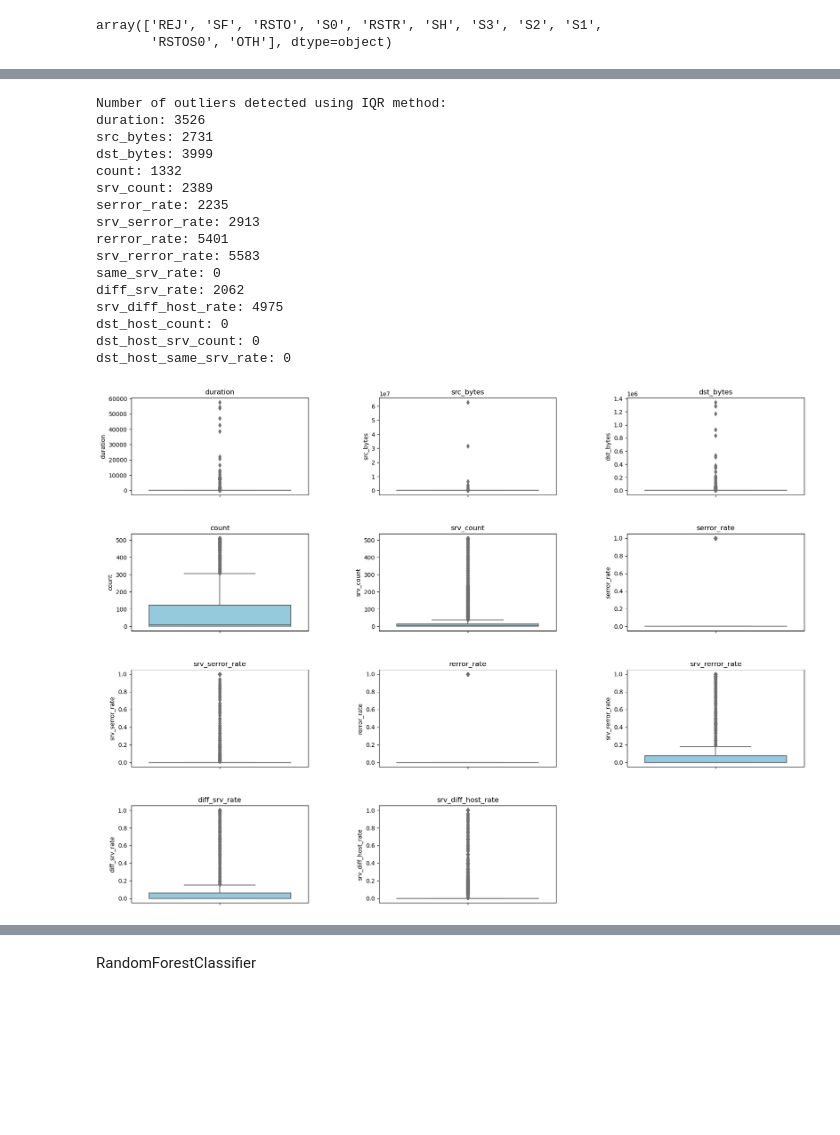
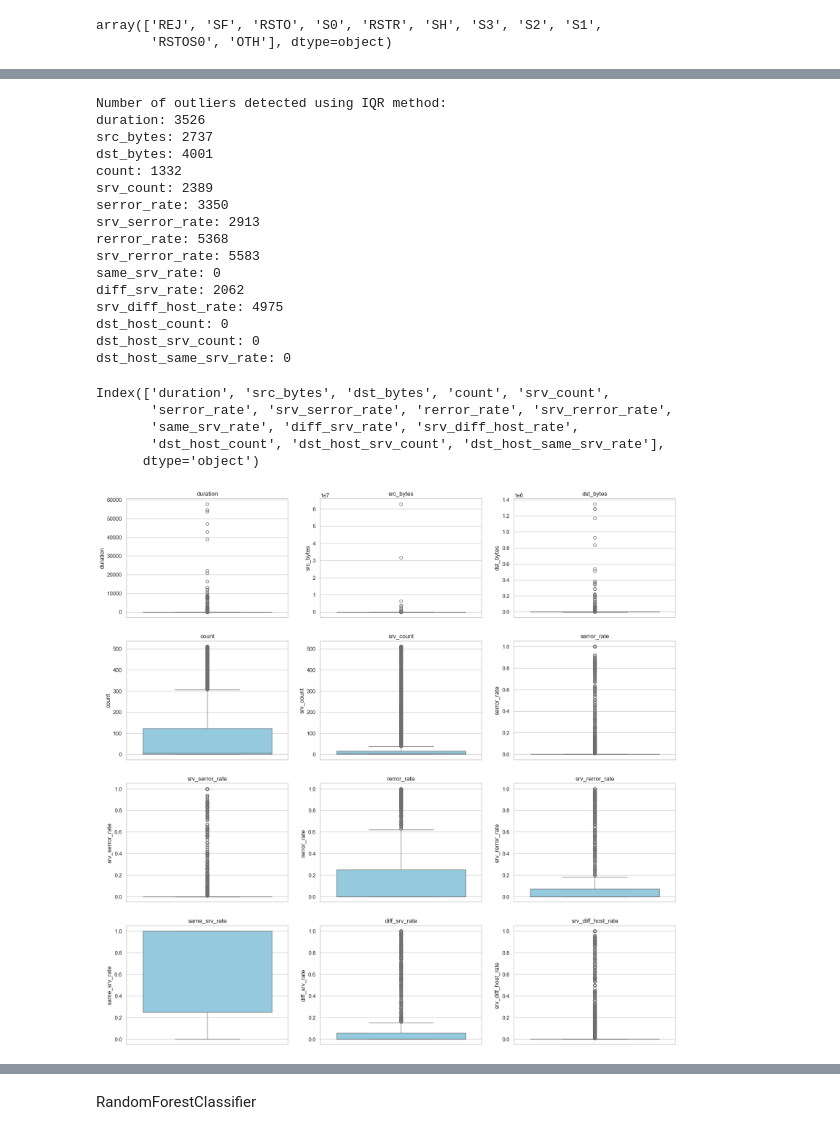
Before and after one commit to AshrafHussain23/DMML_Project, a Jupyter notebook: Network Intrusion.ipynb, the cells around one changed output, grey strips where cells are left out. Cells and saved outputs as stored; diff of their text form; code cells hidden in the pictures; blank space fills up the shorter version.

```diff
--- a/Network Intrusion.ipynb
+++ b/Network Intrusion.ipynb
@@ -96,5 +159,4 @@ df[numerical_columns] = df[numerical_columns].fillna(0)
 # %%
-# Dropping the unnecessary_columns from our dataset
 df = df.drop(['land', 'wrong_fragment', 'urgent', 'hot', 'num_failed_logins','logged_in', 'num_compromised', 'root_shell', 'num_root', 'num_shells', 'num_access_files', 'num_outbound_cmds', 'is_host_login', 'is_guest_login', 'dst_host_diff_srv_rate', 'dst_host_same_src_port_rate', 'dst_host_srv_diff_host_rate', 'dst_host_serror_rate', 'dst_host_srv_serror_rate',  'dst_host_rerror_rate', 'dst_host_srv_rerror_rate'], axis=1)
-df.info()
+df.columns
 # %% [output]
@@ -475,14 +516,9 @@ df.head()
 # %%
-import pandas as pd
+numerical_columns = df.select_dtypes(include=['int64', 'float64'])
 
-# Assuming 'df' is your DataFrame containing numerical columns
-# Replace this with your actual DataFrame
-numerical_cols = ['duration', 'src_bytes', 'dst_bytes', 'count', 'srv_count', 'serror_rate', 'srv_serror_rate', 'rerror_rate', 'srv_rerror_rate', 'same_srv_rate', 'diff_srv_rate', 'srv_diff_host_rate', 'dst_host_count', 'dst_host_srv_count', 'dst_host_same_srv_rate']
-
-# Define a function to detect outliers using the IQR method
-def find_outliers_iqr(df, numerical_cols, threshold=1.5):
+def find_outliers_iqr(df, numerical_columns, threshold=1.5):
     outlier_count = {}
-    for col in numerical_cols:
+    for col in numerical_columns:
         q1 = df[col].quantile(0.25)
         q3 = df[col].quantile(0.75)
         iqr = q3 - q1
@@ -492,23 +528,21 @@ def find_outliers_iqr(df, numerical_cols, threshold=1.5):
         outlier_count[col] = len(outliers_col)
     return outlier_count
 
-# Detect outliers in numerical columns using the IQR method
-outlier_count_iqr = find_outliers_iqr(df, numerical_cols)
+outlier_count_iqr = find_outliers_iqr(df, numerical_columns)
 
-# Display the number of outliers for each column
 print("Number of outliers detected using IQR method:")
 for col, count in outlier_count_iqr.items():
     print(f"{col}: {count}")
 # %% [output]
 Number of outliers detected using IQR method:
 duration: 3526
-src_bytes: 2731
-dst_bytes: 3999
+src_bytes: 2737
+dst_bytes: 4001
 count: 1332
 srv_count: 2389
-serror_rate: 2235
+serror_rate: 3350
 srv_serror_rate: 2913
-rerror_rate: 5401
+rerror_rate: 5368
 srv_rerror_rate: 5583
 same_srv_rate: 0
 diff_srv_rate: 2062
@@ -516,26 +550,26 @@ srv_diff_host_rate: 4975
 dst_host_count: 0
 dst_host_srv_count: 0
 dst_host_same_srv_rate: 0
+# %%
+numerical_columns.columns
+# %% [output]
+Index(['duration', 'src_bytes', 'dst_bytes', 'count', 'srv_count',
+       'serror_rate', 'srv_serror_rate', 'rerror_rate', 'srv_rerror_rate',
+       'same_srv_rate', 'diff_srv_rate', 'srv_diff_host_rate',
+       'dst_host_count', 'dst_host_srv_count', 'dst_host_same_srv_rate'],
+      dtype='object')
 # %%
-import seaborn as sns
-import matplotlib.pyplot as plt
+num_plots = len(numerical_columns)
+num_rows = min(4, num_plots)
+plt.figure(figsize=(20, 5 * num_rows))
 
-# Define the variables for which you want to visualize outliers
-variables = ['duration', 'src_bytes', 'dst_bytes', 'count', 'srv_count',
-             'serror_rate', 'srv_serror_rate', 'rerror_rate', 'srv_rerror_rate',
-             'diff_srv_rate', 'srv_diff_host_rate']
-
-# Create box plots for each variable
-plt.figure(figsize=(20, 15))  # Increase the figsize for larger plots
-for i, var in enumerate(variables):
-    plt.subplot(4, 3, i + 1)
-    sns.boxplot(y=df[var], color='skyblue')
-    plt.title(var)
-
-# Adjust spacing between subplots
-plt.subplots_adjust(left=0.1, bottom=0.1, right=0.9, top=0.9, wspace=0.4, hspace=0.4)
+for i, var in enumerate(numerical_columns[:12]):
+    if i < num_rows * 3:
+        plt.subplot(num_rows, 3, i + 1)
+        sns.boxplot(y=df[var], color='skyblue')
+        plt.title(var)
 
 plt.show()
 # %% [output]
-[figure, old version]
+[figure, new version]
 # %%
```
Also changed, not shown: parts of 82 cells of this notebook.
